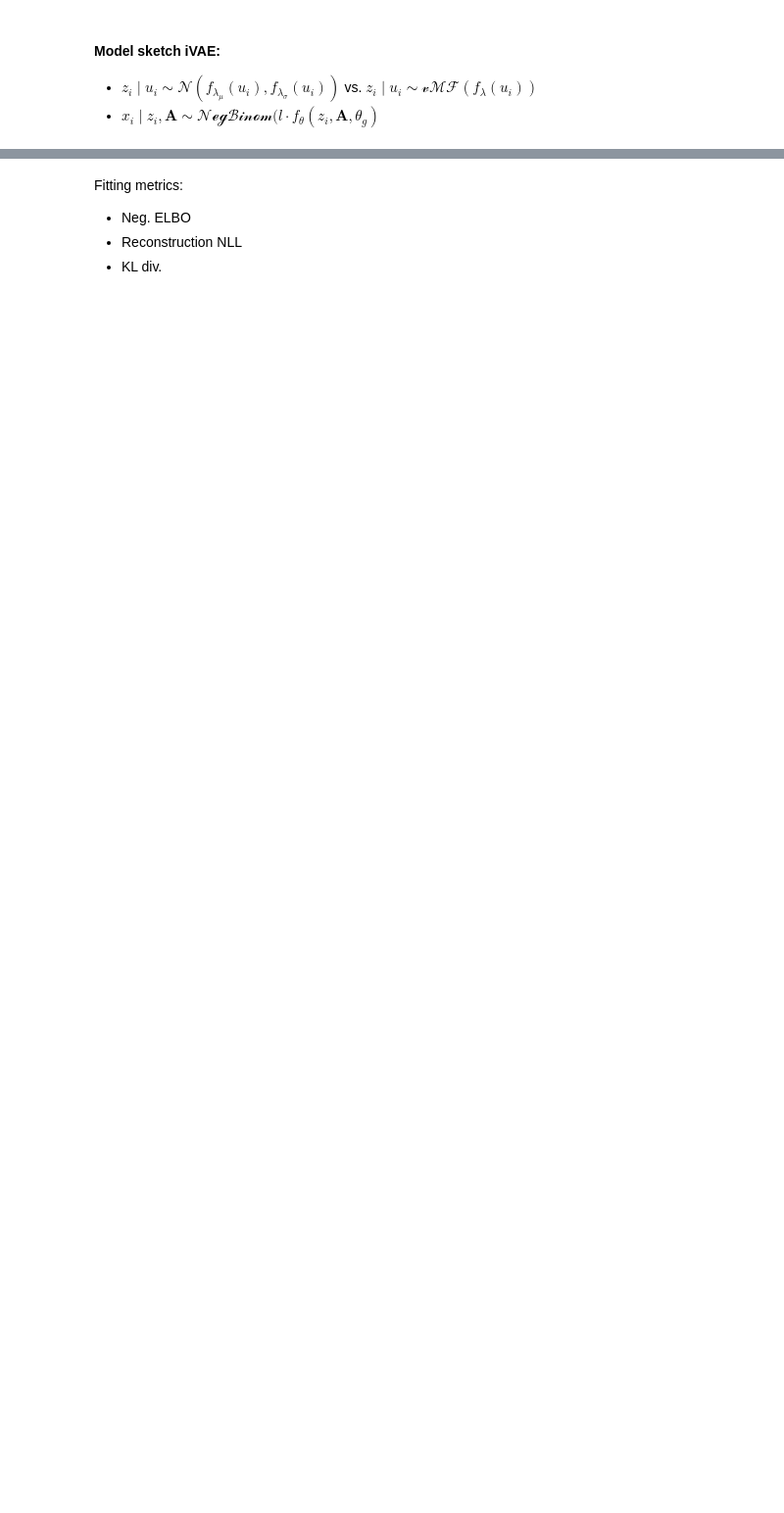
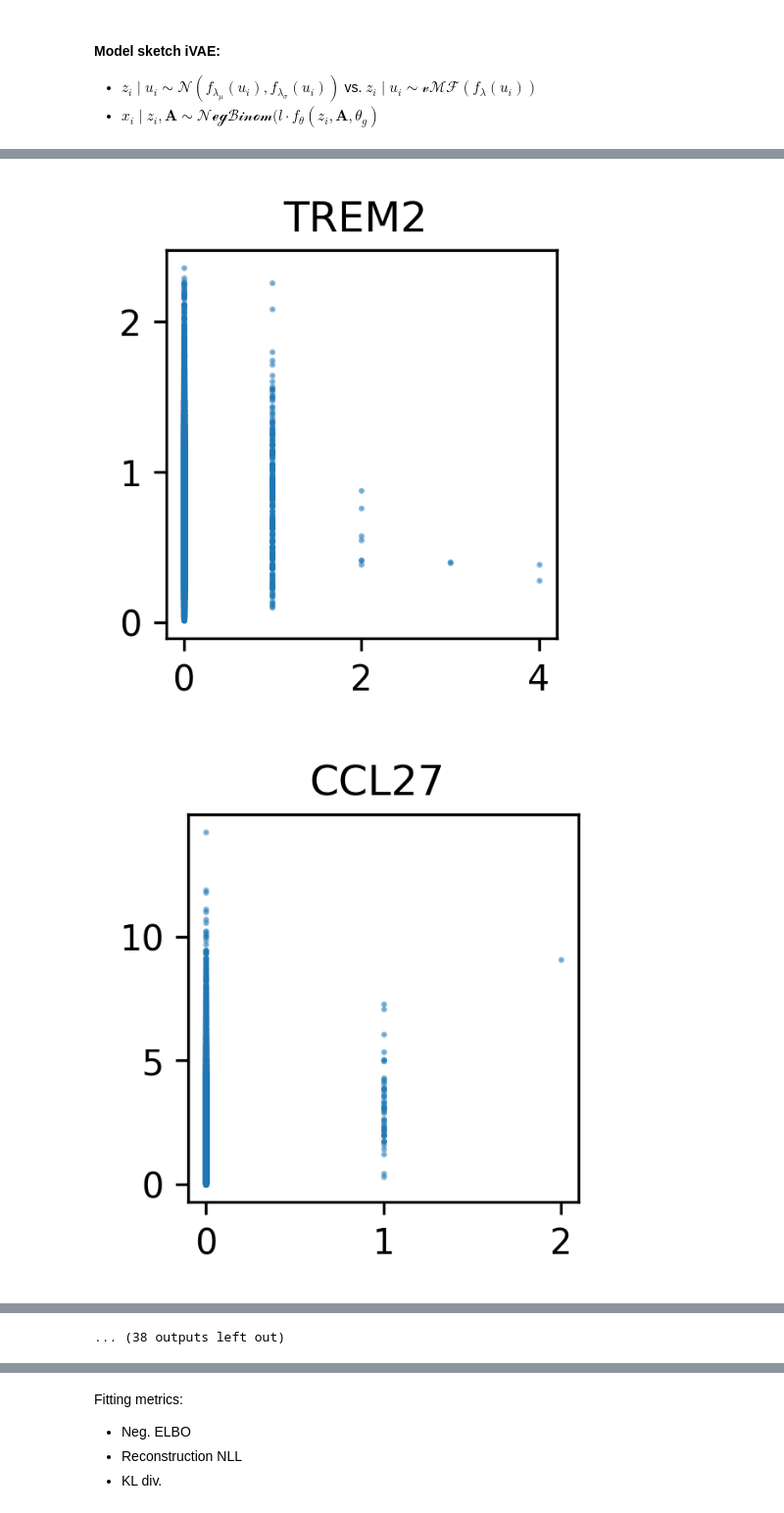
Before and after one commit to azizilab/Lynx, a Jupyter notebook: notebooks/Run_models.ipynb, the cells around one changed output, grey strips where cells are left out. Shown at 98% size. Drawn from its saved outputs; the diff is of its cells as text; code cells hidden in the pictures; blank space fills up the shorter version.

```diff
--- a/notebooks/Run_models.ipynb
+++ b/notebooks/Run_models.ipynb
@@ -85,11 +94,11 @@ if run_single_sample:
 
 else:
     # All samples
-    sample_ids = sorted([f for f in os.listdir(xenium_path)
-                         if os.path.isdir(os.path.join(xenium_path, f))])
-
+    sample_ids = sorted([
+        f for f in os.listdir(xenium_path)
+        if os.path.isdir(os.path.join(xenium_path, f))
+    ])
     adatas = []
-    n_aux = 10
 
     for sample_id in sample_ids:
         print('Loading {}...'.format(sample_id))
@@ -195,0 +221,35 @@ plt.show()
+# %%
+# Test fitting on subgraph
+
+for graph_data in train_dl:
+    break
+graph_x = graph_data.x.cpu()
+graph_u = graph_data.u.cpu()
+graph_ei = graph_data.edge_index.cpu()
+
+
+model.device = 'cpu'
+model = model.to('cpu')
+graph_pred_params = model.predict(
+    graph_x,
+    graph_u,
+    graph_ei
+)
+# %%
+graph_x_true = graph_x.detach().cpu().numpy()
+graph_x_reconst = graph_pred_params['px_mu'].detach().cpu().numpy()
+# %%
+gene_indices = np.random.choice(np.arange(adata.shape[1]), 50, replace=False)
+gene_names = adata.var_names[gene_indices]
+# %%
+for i, gene in zip(gene_indices, gene_names):
+    plt.figure(figsize=(2, 2))
+    plt.scatter(graph_x_true[:, i], graph_x_reconst[:, i], s=.5, alpha=.5)
+    plt.suptitle(gene)
+    plt.show()
+
+del gene, gene_names, gene_indices
+del graph_data, graph_x, graph_u, graph_ei, graph_pred_params
+# %% [output]
+[figure, added]
+[figure, added]
@@ -195,0 +266 @@ plt.show()
+... (38 outputs left out)
```
Also changed, not shown: parts of 43 cells of this notebook, 4 other files.
